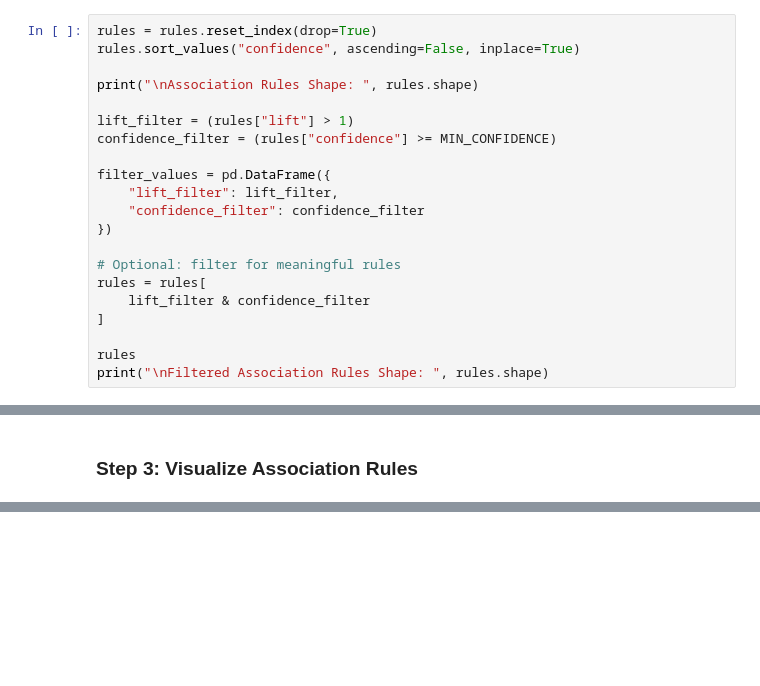
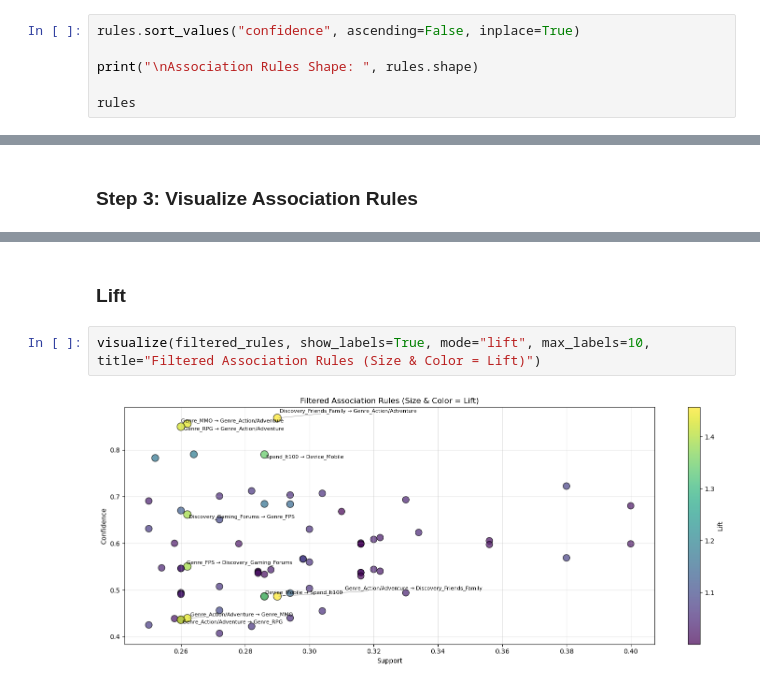
Before and after one commit to RazielLluch/CSC172-AssociationMining-Lluch, a Jupyter notebook: apriori.ipynb, the cells around one changed output, grey strips where cells are left out. Saved outputs shown, nothing was run; the diff lists cells and outputs as text; blank space fills up the shorter version.

Commit message:
made changes to the data interpretation

```diff
--- a/apriori.ipynb
+++ b/apriori.ipynb
@@ -69,24 +136,9 @@ rules = association_rules(
 # %% [markdown]
 #### Filtering Rules
 # %%
-rules = rules.reset_index(drop=True)
 rules.sort_values("confidence", ascending=False, inplace=True)
 
 print("\nAssociation Rules Shape: ", rules.shape)
 
-lift_filter = (rules["lift"] > 1)
-confidence_filter = (rules["confidence"] >= MIN_CONFIDENCE)
-
-filter_values = pd.DataFrame({
-    "lift_filter": lift_filter,
-    "confidence_filter": confidence_filter
-})
-
-# Optional: filter for meaningful rules
-rules = rules[
-    lift_filter & confidence_filter
-]
-
 rules
-print("\nFiltered Association Rules Shape: ", rules.shape)
 # %% [output]
@@ -170,0 +380,6 @@ visualize(rules, show_labels=False, max_labels=15)
+# %% [markdown]
+### Lift
+# %%
+visualize(filtered_rules, show_labels=True, mode="lift", max_labels=10, title="Filtered Association Rules (Size & Color = Lift)")
+# %% [output]
+[figure, added]
```
Also changed, not shown: parts of 35 cells of this notebook.
